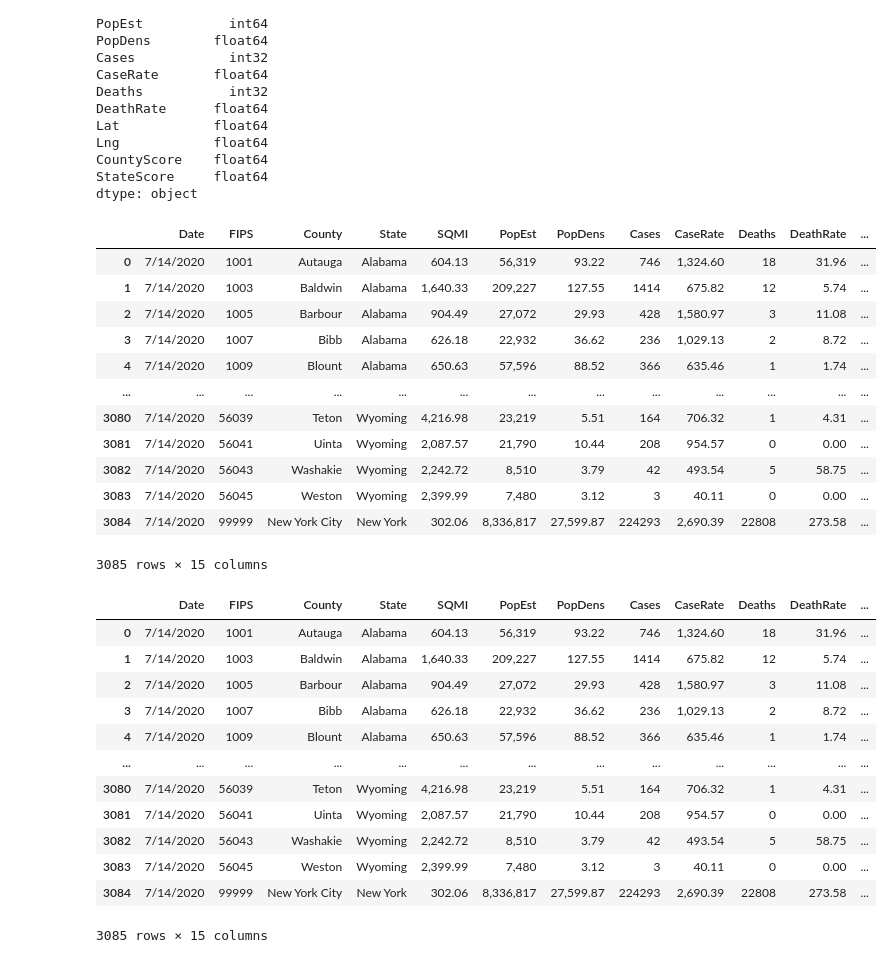
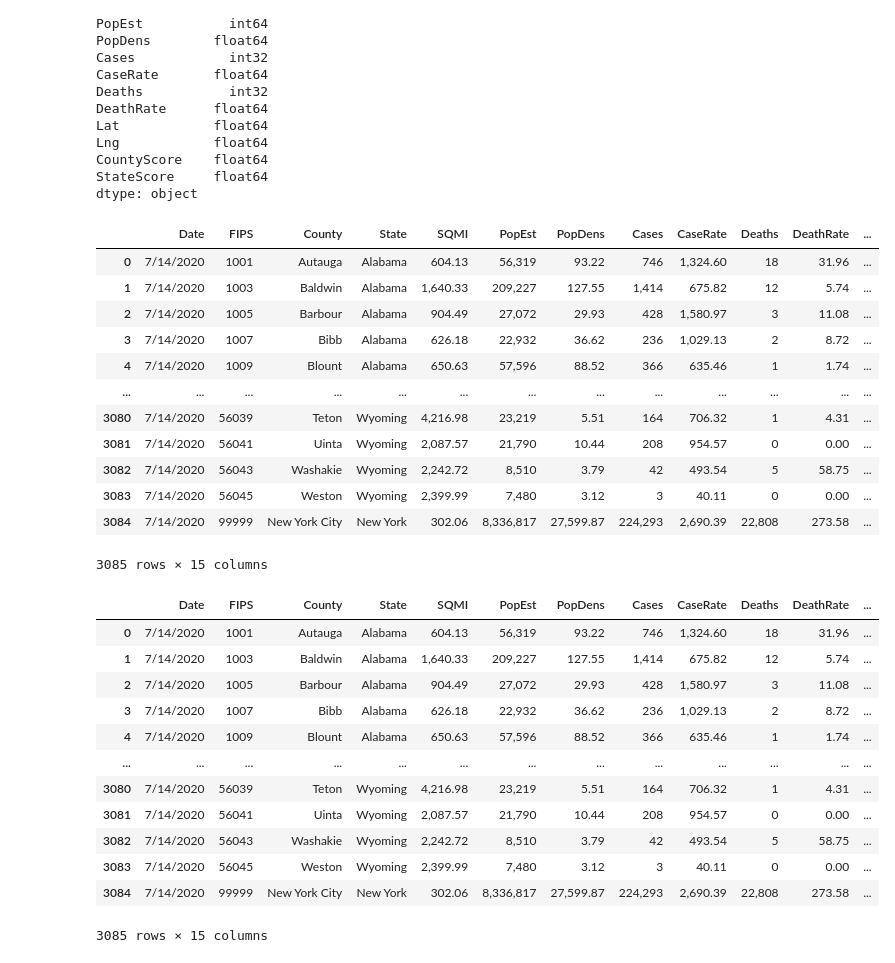
Before and after one commit to matthewkilleen0830/COVID-Mask-Scores, a Jupyter notebook: covidMasks.ipynb, the cells around one changed output. Cells and saved outputs as stored; diff of their text form; code cells hidden in the pictures.

```diff
--- a/covidMasks.ipynb
+++ b/covidMasks.ipynb
@@ -1973,19 +2108,21 @@ dtype: object
 # %%
 # Convert values to strings for cleaner formatted display
 DataFrame["SQMI"] = DataFrame["SQMI"].map("{:,.2f}".format)
 DataFrame["PopEst"] = DataFrame["PopEst"].map("{:,}".format)
 DataFrame["PopDens"] = DataFrame["PopDens"].map("{:,.2f}".format)
+DataFrame["Cases"] = DataFrame["Cases"].map("{:,}".format)
 DataFrame["CaseRate"] = DataFrame["CaseRate"].map("{:,.2f}".format)
+DataFrame["Deaths"] = DataFrame["Deaths"].map("{:,}".format)
 DataFrame["DeathRate"] = DataFrame["DeathRate"].map("{:,.2f}".format)
 DataFrame["Lat"] = DataFrame["Lat"].map("{:,.4f}".format)
 DataFrame["Lng"] = DataFrame["Lng"].map("{:,.4f}".format)
 DataFrame["CountyScore"] = DataFrame["CountyScore"].map("{:,.2f}".format)
 DataFrame["StateScore"] = DataFrame["StateScore"].map("{:,.2f}".format)
 DataFrame
 # %% [output]
 |  | Date | FIPS | County | State | SQMI | PopEst | PopDens | Cases | CaseRate | Deaths | DeathRate | ... |
 | 0 | 7/14/2020 | 1001 | Autauga | Alabama | 604.13 | 56,319 | 93.22 | 746 | 1,324.60 | 18 | 31.96 | ... |
-| 1 | 7/14/2020 | 1003 | Baldwin | Alabama | 1,640.33 | 209,227 | 127.55 | 1414 | 675.82 | 12 | 5.74 | ... |
+| 1 | 7/14/2020 | 1003 | Baldwin | Alabama | 1,640.33 | 209,227 | 127.55 | 1,414 | 675.82 | 12 | 5.74 | ... |
 | 2 | 7/14/2020 | 1005 | Barbour | Alabama | 904.49 | 27,072 | 29.93 | 428 | 1,580.97 | 3 | 11.08 | ... |
 | 3 | 7/14/2020 | 1007 | Bibb | Alabama | 626.18 | 22,932 | 36.62 | 236 | 1,029.13 | 2 | 8.72 | ... |
 | 4 | 7/14/2020 | 1009 | Blount | Alabama | 650.63 | 57,596 | 88.52 | 366 | 635.46 | 1 | 1.74 | ... |
@@ -1994,7 +2131,7 @@ DataFrame
 | 3081 | 7/14/2020 | 56041 | Uinta | Wyoming | 2,087.57 | 21,790 | 10.44 | 208 | 954.57 | 0 | 0.00 | ... |
 | 3082 | 7/14/2020 | 56043 | Washakie | Wyoming | 2,242.72 | 8,510 | 3.79 | 42 | 493.54 | 5 | 58.75 | ... |
 | 3083 | 7/14/2020 | 56045 | Weston | Wyoming | 2,399.99 | 7,480 | 3.12 | 3 | 40.11 | 0 | 0.00 | ... |
-| 3084 | 7/14/2020 | 99999 | New York City | New York | 302.06 | 8,336,817 | 27,599.87 | 224293 | 2,690.39 | 22808 | 273.58 | ... |
+| 3084 | 7/14/2020 | 99999 | New York City | New York | 302.06 | 8,336,817 | 27,599.87 | 224,293 | 2,690.39 | 22,808 | 273.58 | ... |
 3085 rows × 15 columns
 # %%
 # Display DataFrame
@@ -2002,7 +2139,7 @@ DataFrame
 # %% [output]
 |  | Date | FIPS | County | State | SQMI | PopEst | PopDens | Cases | CaseRate | Deaths | DeathRate | ... |
 | 0 | 7/14/2020 | 1001 | Autauga | Alabama | 604.13 | 56,319 | 93.22 | 746 | 1,324.60 | 18 | 31.96 | ... |
-| 1 | 7/14/2020 | 1003 | Baldwin | Alabama | 1,640.33 | 209,227 | 127.55 | 1414 | 675.82 | 12 | 5.74 | ... |
+| 1 | 7/14/2020 | 1003 | Baldwin | Alabama | 1,640.33 | 209,227 | 127.55 | 1,414 | 675.82 | 12 | 5.74 | ... |
 | 2 | 7/14/2020 | 1005 | Barbour | Alabama | 904.49 | 27,072 | 29.93 | 428 | 1,580.97 | 3 | 11.08 | ... |
 | 3 | 7/14/2020 | 1007 | Bibb | Alabama | 626.18 | 22,932 | 36.62 | 236 | 1,029.13 | 2 | 8.72 | ... |
 | 4 | 7/14/2020 | 1009 | Blount | Alabama | 650.63 | 57,596 | 88.52 | 366 | 635.46 | 1 | 1.74 | ... |
@@ -2011,5 +2148,5 @@ DataFrame
 | 3081 | 7/14/2020 | 56041 | Uinta | Wyoming | 2,087.57 | 21,790 | 10.44 | 208 | 954.57 | 0 | 0.00 | ... |
 | 3082 | 7/14/2020 | 56043 | Washakie | Wyoming | 2,242.72 | 8,510 | 3.79 | 42 | 493.54 | 5 | 58.75 | ... |
 | 3083 | 7/14/2020 | 56045 | Weston | Wyoming | 2,399.99 | 7,480 | 3.12 | 3 | 40.11 | 0 | 0.00 | ... |
-| 3084 | 7/14/2020 | 99999 | New York City | New York | 302.06 | 8,336,817 | 27,599.87 | 224293 | 2,690.39 | 22808 | 273.58 | ... |
+| 3084 | 7/14/2020 | 99999 | New York City | New York | 302.06 | 8,336,817 | 27,599.87 | 224,293 | 2,690.39 | 22,808 | 273.58 | ... |
 3085 rows × 15 columns
```
Also changed, not shown: parts of 57 cells of this notebook, 10 other files.
